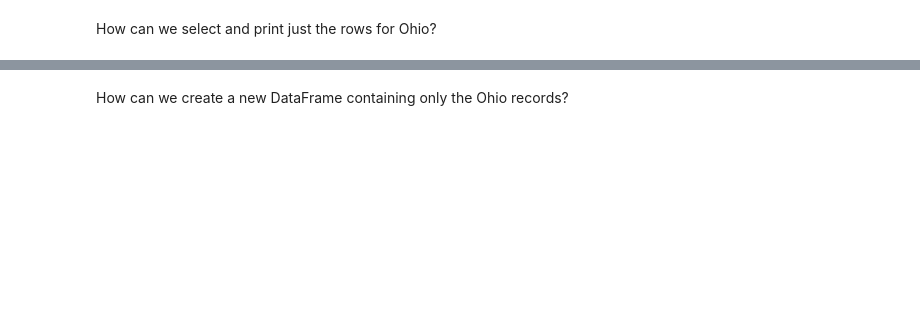
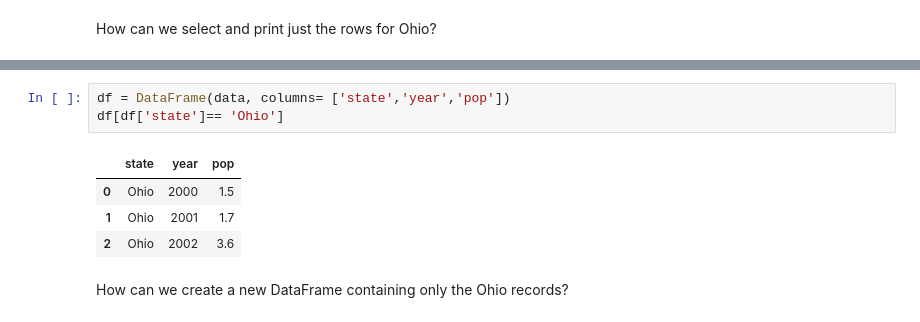
Before and after one commit to dako226/ce599, a Jupyter notebook: 05-Pandas Basics Part 2/Basic-Operations-Using-Pandas.ipynb, the cells around one changed output, grey strips where cells are left out. Cells and saved outputs as stored; diff of their text form; blank space fills up the shorter version.

```diff
--- a/05-Pandas Basics Part 2/Basic-Operations-Using-Pandas.ipynb
+++ b/05-Pandas Basics Part 2/Basic-Operations-Using-Pandas.ipynb
@@ -555,2 +566,10 @@ SyntaxError: invalid syntax (2165260973.py, line 1)
+# %%
+df = DataFrame(data, columns= ['state','year','pop'])
+df[df['state']== 'Ohio']
+# %% [output]
+|  | state | year | pop |
+| 0 | Ohio | 2000 | 1.5 |
+| 1 | Ohio | 2001 | 1.7 |
+| 2 | Ohio | 2002 | 3.6 |
 # %% [markdown]
 How can we create a new DataFrame containing only the Ohio records?
```
Also changed, not shown: parts of 15 cells of this notebook, 31 other files.
